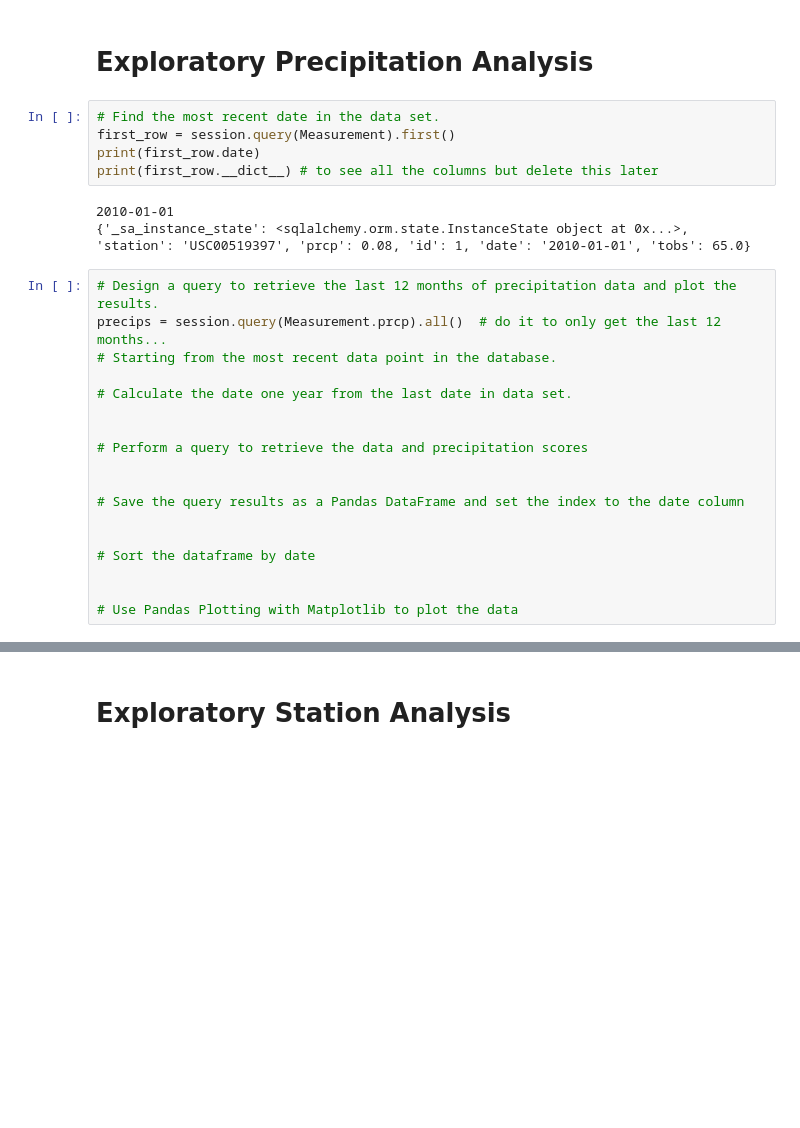
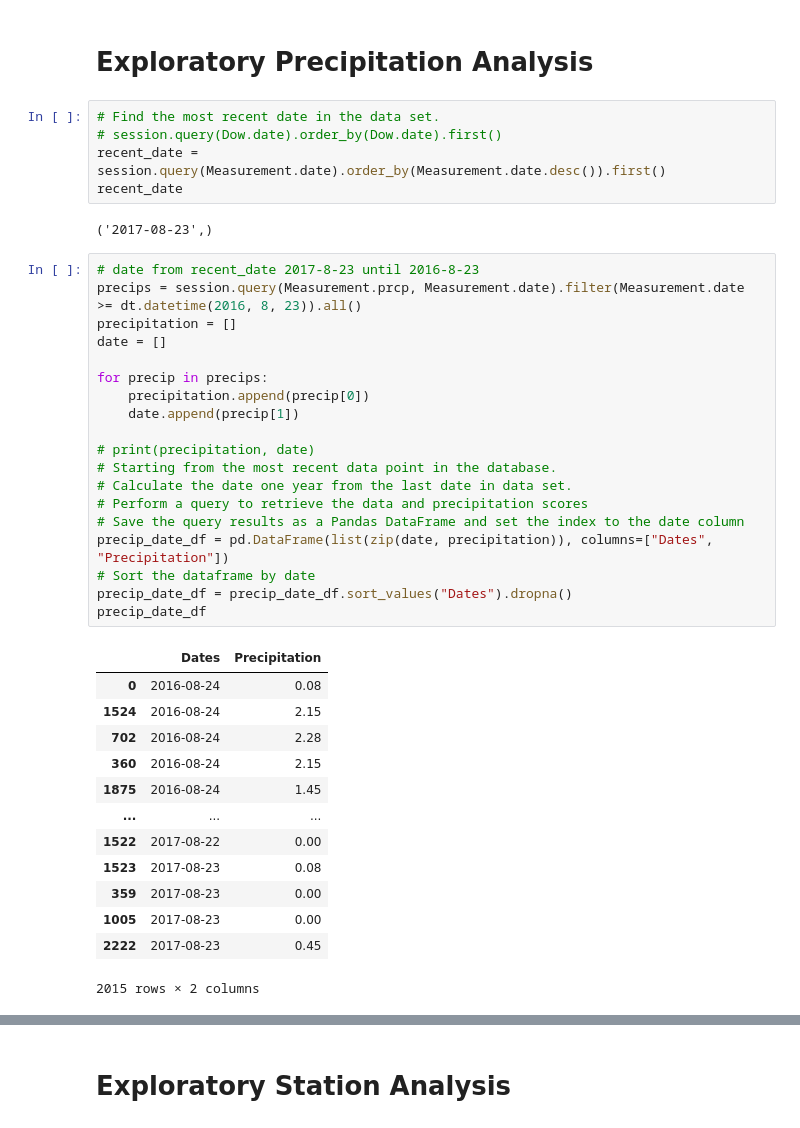
Before and after one commit to carolineshah/sqlalchemy-challenge, a Jupyter notebook: climate_starter.ipynb, the cells around one changed output, grey strips where cells are left out. Saved outputs shown, nothing was run; the diff lists cells and outputs as text; blank space fills up the shorter version.

```diff
--- a/climate_starter.ipynb
+++ b/climate_starter.ipynb
@@ -40,27 +40,41 @@ session = Session(engine)
 # Exploratory Precipitation Analysis
 # %%
 # Find the most recent date in the data set.
-first_row = session.query(Measurement).first()
-print(first_row.date)
-print(first_row.__dict__) # to see all the columns but delete this later
+# session.query(Dow.date).order_by(Dow.date).first()
+recent_date = session.query(Measurement.date).order_by(Measurement.date.desc()).first()
+recent_date
 # %% [output]
-2010-01-01
-{'_sa_instance_state': <sqlalchemy.orm.state.InstanceState object at 0x...>, 'station': 'USC00519397', 'prcp': 0.08, 'id': 1, 'date': '2010-01-01', 'tobs': 65.0}
+('2017-08-23',)
 # %%
-# Design a query to retrieve the last 12 months of precipitation data and plot the results.
-precips = session.query(Measurement.prcp).all()  # do it to only get the last 12 months...
+# date from recent_date 2017-8-23 until 2016-8-23
+precips = session.query(Measurement.prcp, Measurement.date).filter(Measurement.date >= dt.datetime(2016, 8, 23)).all()
+precipitation = []
+date = []
+
+for precip in precips:
+    precipitation.append(precip[0])
+    date.append(precip[1])
+
+# print(precipitation, date)
 # Starting from the most recent data point in the database.
-
 # Calculate the date one year from the last date in data set.
-
-
 # Perform a query to retrieve the data and precipitation scores
-
-
 # Save the query results as a Pandas DataFrame and set the index to the date column
-
-
+precip_date_df = pd.DataFrame(list(zip(date, precipitation)), columns=["Dates", "Precipitation"])
 # Sort the dataframe by date
-
-
-# Use Pandas Plotting with Matplotlib to plot the data
+precip_date_df = precip_date_df.sort_values("Dates").dropna()
+precip_date_df
+# %% [output]
+|  | Dates | Precipitation |
+| 0 | 2016-08-24 | 0.08 |
+| 1524 | 2016-08-24 | 2.15 |
+| 702 | 2016-08-24 | 2.28 |
+| 360 | 2016-08-24 | 2.15 |
+| 1875 | 2016-08-24 | 1.45 |
+| ... | ... | ... |
+| 1522 | 2017-08-22 | 0.00 |
+| 1523 | 2017-08-23 | 0.08 |
+| 359 | 2017-08-23 | 0.00 |
+| 1005 | 2017-08-23 | 0.00 |
+| 2222 | 2017-08-23 | 0.45 |
+2015 rows × 2 columns
```
Also changed, not shown: parts of 7 cells of this notebook, 2 other files.
